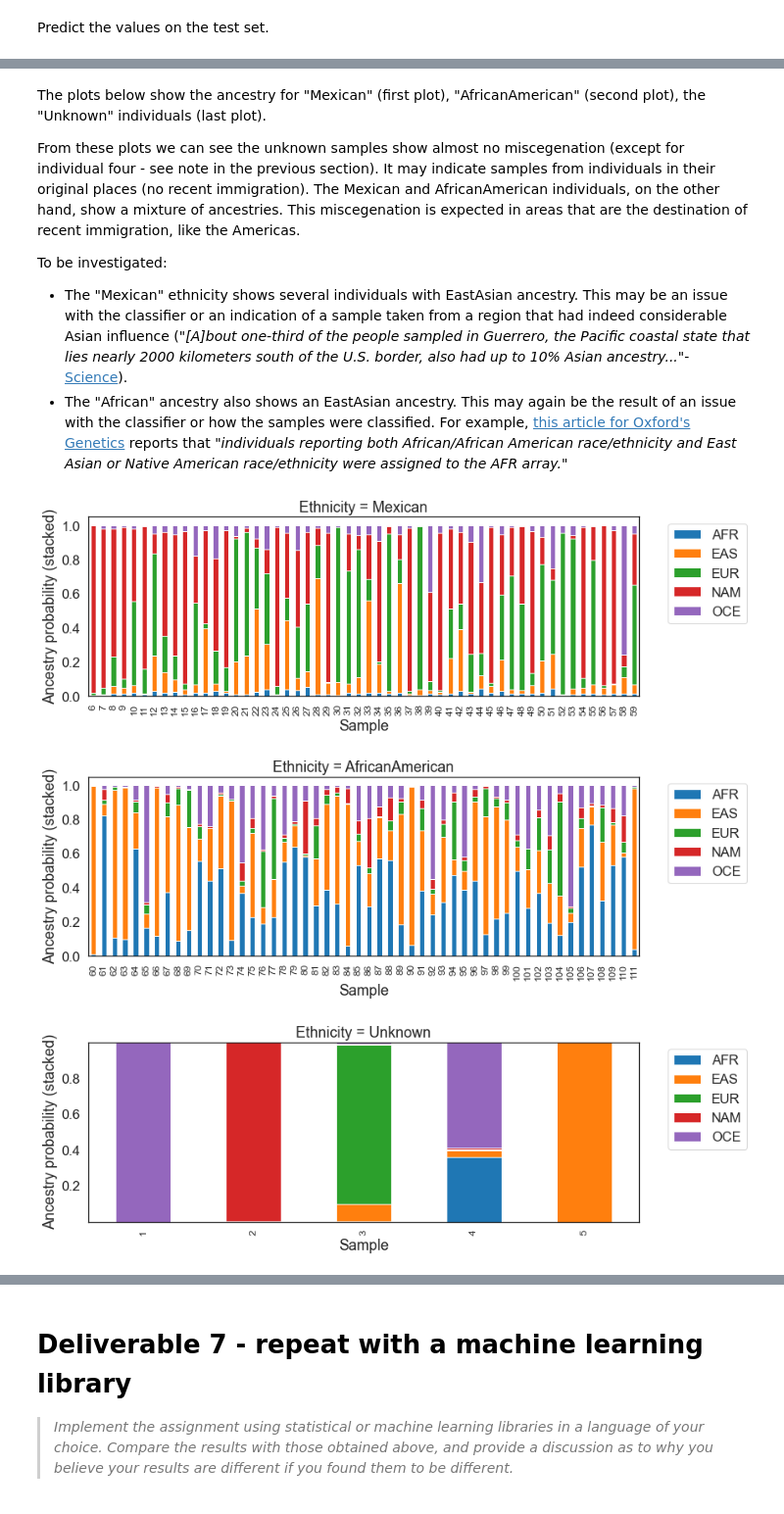
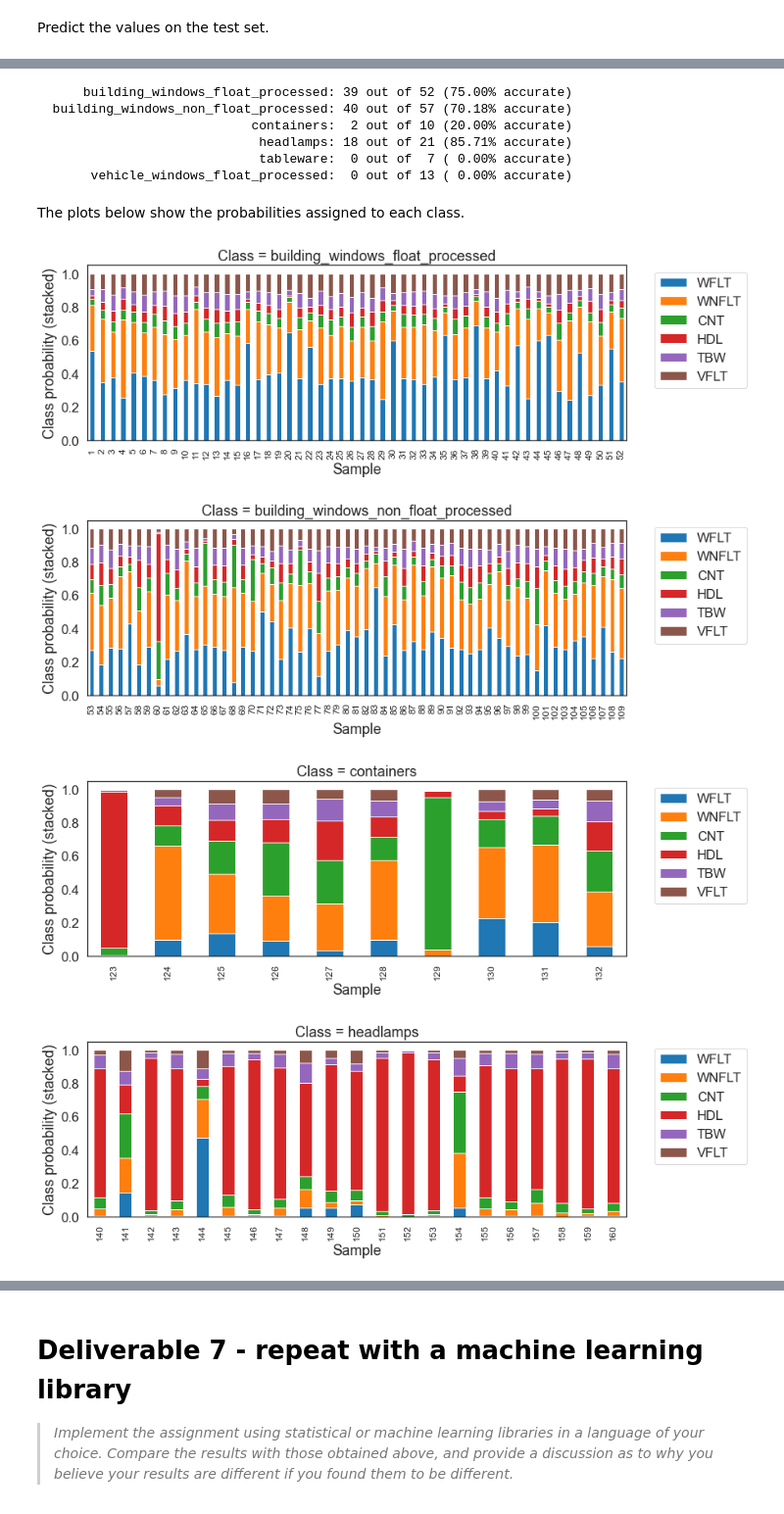
Before and after one commit to fau-masters-collected-works-cgarbin/regression-no-libraries, a Jupyter notebook: logistic_regression.ipynb, the cells around one changed output, grey strips where cells are left out. Shown at 98% size. Saved outputs shown, nothing was run; the diff lists cells and outputs as text; code cells hidden in the pictures.

Commit message:
Use the glass dataset for the logistic regression example

```diff
--- a/logistic_regression.ipynb
+++ b/logistic_regression.ipynb
@@ -64,9 +66,10 @@ ITERATIONS = 10_000
 NUM_FOLDS = 5
 
 # Note: hard-coded for simplification - must match the classifier
-CLASS_NAMES = ['African', 'EastAsian', 'European', 'NativeAmerican', 'Oceanian']
+CLASS_NAMES = ['building_windows_float_processed', 'building_windows_non_float_processed', 'containers',
+               'headlamps', 'tableware', 'vehicle_windows_float_processed']
 # Shorter names for better-lloking tables when exported to PDF
-CLASS_NAMES_SHORT = ['AFR', 'EAS', 'EUR', 'NAM', 'OCE']
+CLASS_NAMES_SHORT = ['WFLT', 'WNFLT', 'CNT', 'HDL', 'TBW', 'VFLT']
 # %% [markdown]
 Read the dataset and prepare it by encoding categorical columns, standardizing if asked to do so. Note that there is no caching. For a larger dataset we should probably cache it.
 
@@ -82,9 +85,9 @@ def read_dataset(train_test: str,
     global FEATURE_NAMES, CLASS_NAMES
 
     if train_test == TRAINING_DATASET:
-        file = './data/TrainingData_N183_p10.csv'
+        file = './data/glass_train.csv'
     else:
-        file = './data/TestData_N111_p10.csv'
+        file = './data/glass_test.csv'
 
     # Shuffling is needed for training only
     shuffle = train_test == TRAINING_DATASET
@@ -219,16 +220,16 @@ Show probabilities and classes for the test set.
 # %%
 # Class names from class numbers
-dfclass = pd.DataFrame([CLASS_NAMES[int(x)] for x in classes4], columns=['Ancestry'])
+dfclass = pd.DataFrame([CLASS_NAMES[int(x)] for x in classes4], columns=['Predicted'])
 dfclass.index = np.arange(1, len(dfclass) + 1)
 # Probabilities for each class
 dfprob = pd.DataFrame(probabilities4, columns=CLASS_NAMES_SHORT)
 dfprob.index = np.arange(1, len(dfprob) + 1)
-# The ethnicity columnb from the test set
-dfethnicity = pd.DataFrame(y_test_raw, columns=['Ethnicity'])
-dfethnicity.index = np.arange(1, len(dfethnicity) + 1)
+# The actual label column from the test set
+dfactual = pd.DataFrame(y_test_raw, columns=['Actual'])
+dfactual.index = np.arange(1, len(dfactual) + 1)
 
 # Combine them
-dfcombined = pd.concat([dfprob, dfclass, dfethnicity], axis=1)
+dfcombined = pd.concat([dfprob, dfclass, dfactual], axis=1)
 
 dfcombined
 # %% [output]
@@ -256,25 +267,32 @@ dfcombined
+# %%
+for cls in CLASS_NAMES:
+    dfoneclass = dfcombined[dfcombined['Actual'] == cls]
+    correct_labels = np.sum(dfoneclass['Predicted'] == dfoneclass['Actual'])
+    print(f'{cls:>38s}: {correct_labels:2d} out of {dfoneclass.shape[0]:2d}'
+          f' ({correct_labels/dfoneclass.shape[0]:6.2%} accurate)')
+# %% [output]
+      building_windows_float_processed: 39 out of 52 (75.00% accurate)
+  building_windows_non_float_processed: 40 out of 57 (70.18% accurate)
+                            containers:  2 out of 10 (20.00% accurate)
+                             headlamps: 18 out of 21 (85.71% accurate)
+                             tableware:  0 out of  7 ( 0.00% accurate)
+       vehicle_windows_float_processed:  0 out of 13 ( 0.00% accurate)
 # %% [markdown]
-The plots below show the ancestry for "Mexican" (first plot), "AfricanAmerican" (second plot), the "Unknown" individuals (last plot).
-
-From these plots we can see the unknown samples show almost no miscegenation (except for individual four - see note in the previous section). It may indicate samples from individuals in their original places (no recent immigration). The  Mexican and AfricanAmerican individuals, on the other hand, show a mixture of ancestries. This miscegenation is expected in areas that are the destination of recent immigration, like the Americas.
-
-To be investigated:
-
-- The "Mexican" ethnicity shows several individuals with EastAsian ancestry. This may be an issue with the classifier or an indication of a sample taken from a region that had indeed considerable Asian influence (_"[A]bout one-third of the people sampled in Guerrero, the Pacific coastal state that lies nearly 2000 kilometers south of the U.S. border, also had up to 10% Asian ancestry..."_- [Science](https://www.science.org/content/article/latin-america-s-lost-histories-revealed-modern-dna)).
-- The "African" ancestry also shows an EastAsian ancestry. This may again be the result of an issue with the classifier or how the samples were classified. For example, [this article for Oxford's Genetics](https://www.genetics.org/content/genetics/200/4/1285.full.pdf) reports that _"individuals reporting both African/African American race/ethnicity and East Asian or Native American race/ethnicity were assigned to the AFR array."_
+The plots below show the probabilities assigned to each class.
 # %%
-def plot_ethnicity(ethnicity: str, df: pd.DataFrame):
-    dfethnicity = df[y_test_raw == ethnicity]
-    dfethnicity.index.name = 'Sample'
-    dfethnicity.plot(kind='bar', stacked=True, figsize=(12,4))
+def plot_class(cls: str, df: pd.DataFrame):
+    dfcls = df[y_test_raw == cls]
+    dfcls.index.name = 'Sample'
+    dfcls.plot(kind='bar', stacked=True, figsize=(12,4))
     plt.legend(bbox_to_anchor=(1.04, 1), loc='upper left')
     plt.xticks(fontsize=12, rotation=90)
-    plt.ylabel('Ancestry probability (stacked)')
-    plt.title(f'Ethnicity = {ethnicity}')
-plot_ethnicity('Mexican', dfprob)
-plot_ethnicity('AfricanAmerican', dfprob)
-plot_ethnicity('Unknown', dfprob)
+    plt.ylabel('Class probability (stacked)')
+    plt.title(f'Class = {cls}')
+
+for cls in CLASS_NAMES:
+    plot_class(cls, dfprob)
 # %% [output]
-[figure, old version]
+[figure, new version]
-[figure, old version]
+[figure, new version]
-[figure, old version]
+[figure, new version]
+[figure, added]
```
Also changed, not shown: parts of 35 cells of this notebook, 6 other files.
